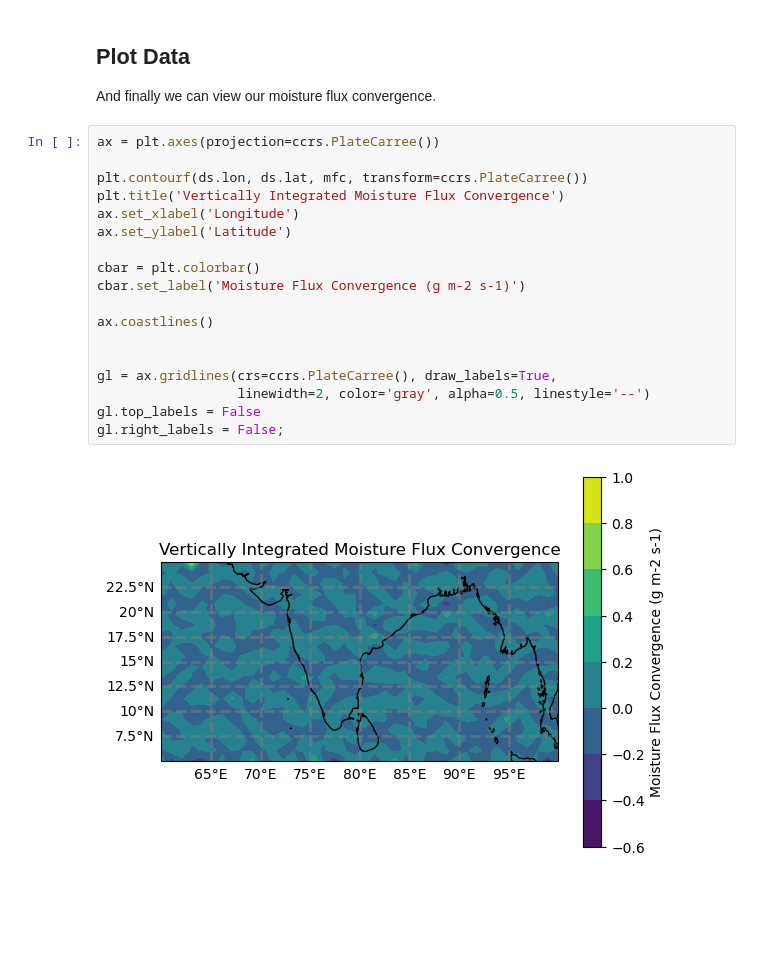
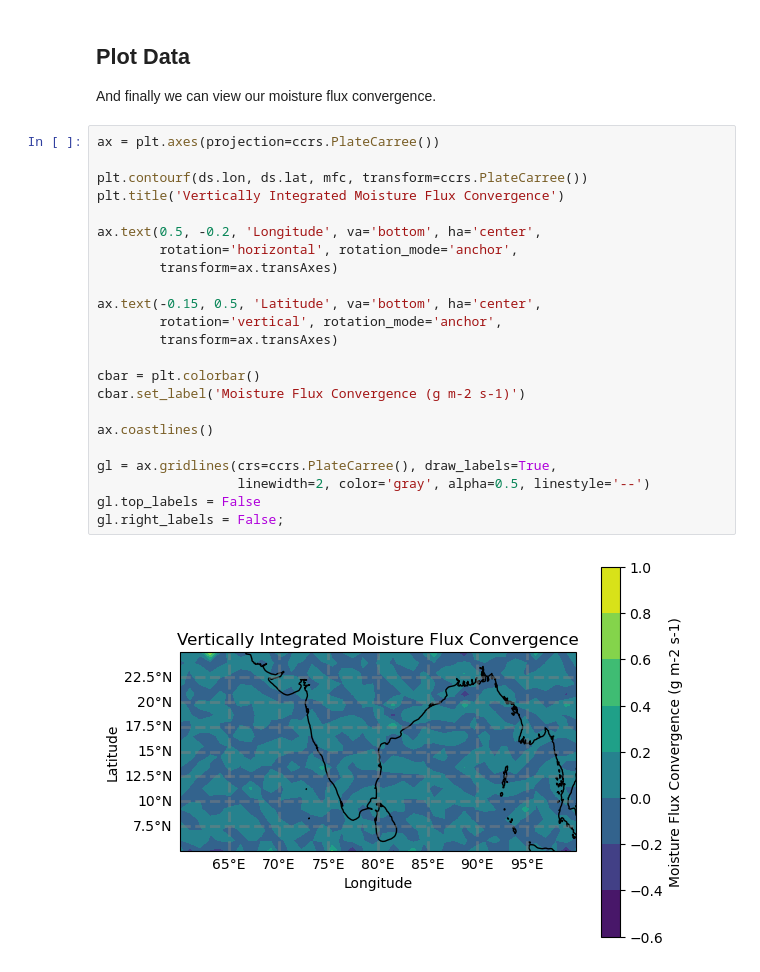
Before and after one commit to NCAR/geocat-comp, a Jupyter notebook: docs/examples/vimfc.ipynb, the cells around one changed output. Saved outputs shown, nothing was run; the diff lists cells and outputs as text; blank space fills up the shorter version.

```diff
--- a/docs/examples/vimfc.ipynb
+++ b/docs/examples/vimfc.ipynb
@@ -100,20 +100,25 @@ And finally we can view our moisture flux convergence.
 # %%
 ax = plt.axes(projection=ccrs.PlateCarree())
 
 plt.contourf(ds.lon, ds.lat, mfc, transform=ccrs.PlateCarree())
 plt.title('Vertically Integrated Moisture Flux Convergence')
-ax.set_xlabel('Longitude')
-ax.set_ylabel('Latitude')
+
+ax.text(0.5, -0.2, 'Longitude', va='bottom', ha='center',
+        rotation='horizontal', rotation_mode='anchor',
+        transform=ax.transAxes)
+
+ax.text(-0.15, 0.5, 'Latitude', va='bottom', ha='center',
+        rotation='vertical', rotation_mode='anchor',
+        transform=ax.transAxes)
 
 cbar = plt.colorbar()
 cbar.set_label('Moisture Flux Convergence (g m-2 s-1)')
 
 ax.coastlines()
 
-
 gl = ax.gridlines(crs=ccrs.PlateCarree(), draw_labels=True,
                   linewidth=2, color='gray', alpha=0.5, linestyle='--')
 gl.top_labels = False
 gl.right_labels = False;
 # %% [output]
-[figure, old version]
+[figure, new version]
```
Also changed, not shown: parts of 2 cells of this notebook, 3 other files.
